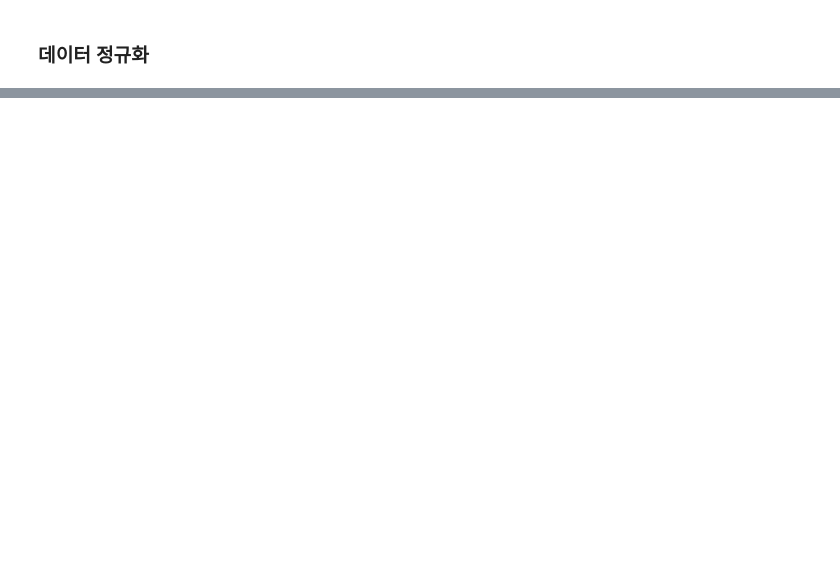
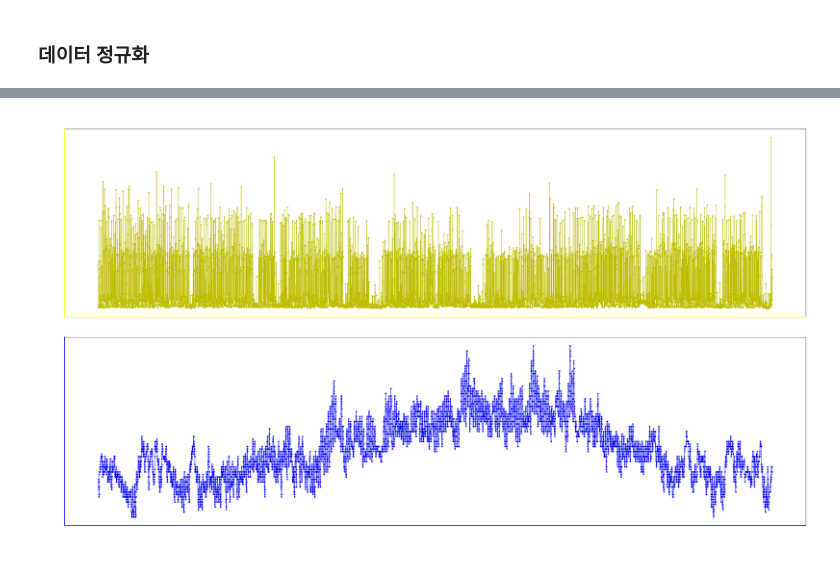
Before and after one commit to Chromatic-Hwi/Electric_Power_Forecasting, a Jupyter notebook: electric_power_consumption/LSTM_Enerssum.ipynb, the cells around one changed output, grey strips where cells are left out. Saved outputs shown, nothing was run; the diff lists cells and outputs as text; code cells hidden in the pictures; blank space fills up the shorter version.

```diff
--- a/electric_power_consumption/LSTM_Enerssum.ipynb
+++ b/electric_power_consumption/LSTM_Enerssum.ipynb
@@ -120,0 +167,11 @@ ValueError: could not convert string to float: '2013년 1월 1일 - 0시'
+# %%
+Data_2016.sort_index(ascending=False).reset_index(drop=True)
+
+scaler = MinMaxScaler()
+scale_cols = ['Watt', 'Temp']
+Data_2016_scaled = scaler.fit_transform(Data_2016[scale_cols])
+Data_2016_scaled = pd.DataFrame(Data_2016_scaled)
+Data_2016_scaled.columns = scale_cols
+
+Data_2016_scaled=Data_2016_scaled.reset_index()
+Data_2016_scaled
@@ -120,0 +192,12 @@ ValueError: could not convert string to float: '2013년 1월 1일 - 0시'
+# %%
+x = Data_2016_scaled['index']
+
+y1 = Data_2016_scaled['Watt']
+y2 = Data_2016_scaled['Temp']
+plt.figure(figsize=(30,17))
+font_head = {'color': 'w', 'weight': 'bold', 'size': 20}
+font_body = {'color': 'w', 'weight': 'bold', 'size': 15}
+
+Graph("2016's Scaled Time-Watt Graph","2016's Scaled Time-Temp Graph")
+# %% [output]
+[figure, added]
```
Also changed, not shown: parts of 11 cells of this notebook.
